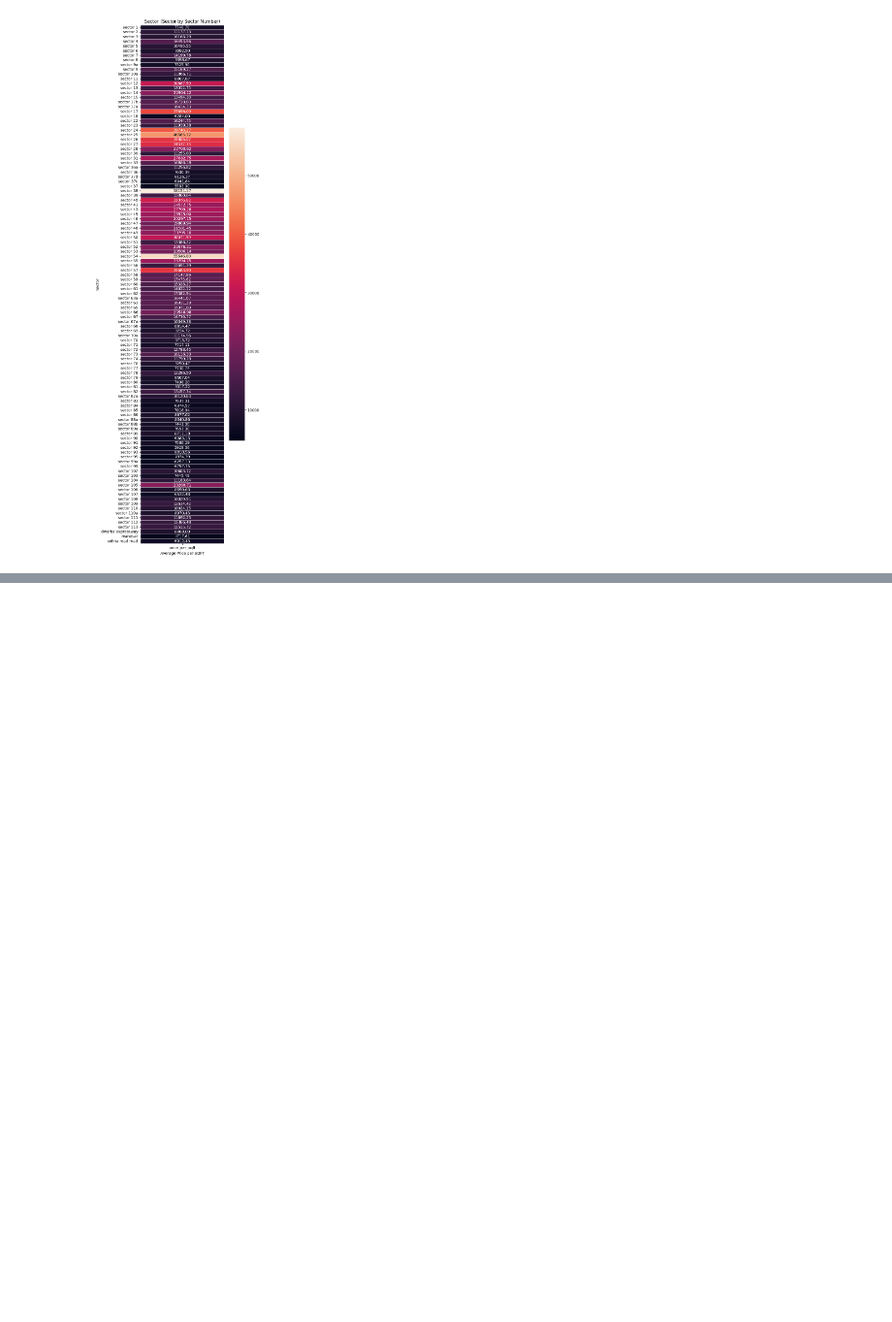
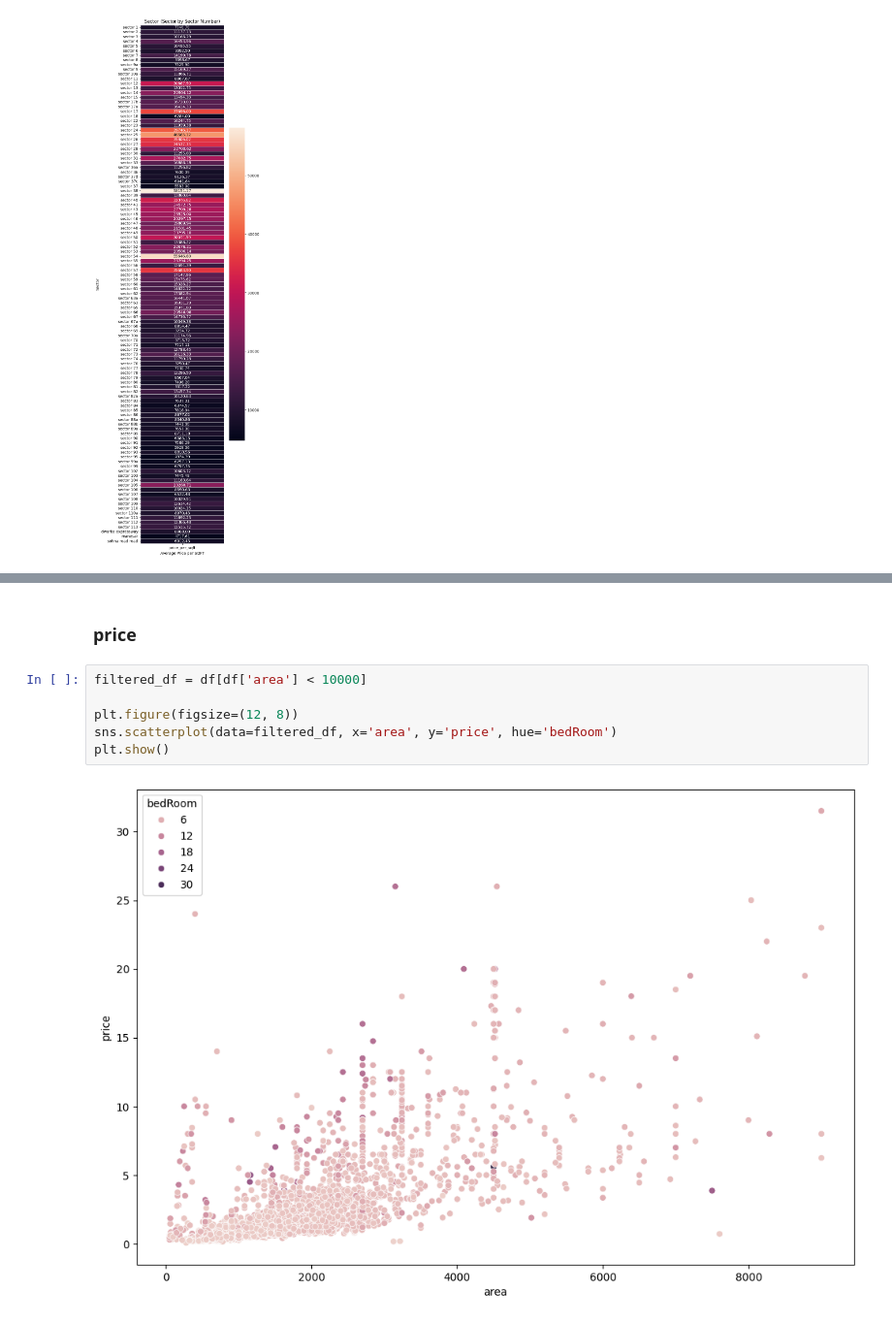
Before and after one commit to Apurba1903/Machine_Learning_Based_Real_Estate_System, a Jupyter notebook: EDA/multivariate-analysis.ipynb, the cells around one changed output, grey strips where cells are left out. Shown at 97% size. Drawn from its saved outputs; the diff is of its cells as text; blank space fills up the shorter version.

```diff
--- a/EDA/multivariate-analysis.ipynb
+++ b/EDA/multivariate-analysis.ipynb
@@ -256,0 +283,10 @@ plt.show()
+# %% [markdown]
+### price
+# %%
+filtered_df = df[df['area'] < 10000]
+
+plt.figure(figsize=(12, 8))
+sns.scatterplot(data=filtered_df, x='area', y='price', hue='bedRoom')
+plt.show()
+# %% [output]
+[figure, added]
```
Also changed, not shown: parts of 15 cells of this notebook.
